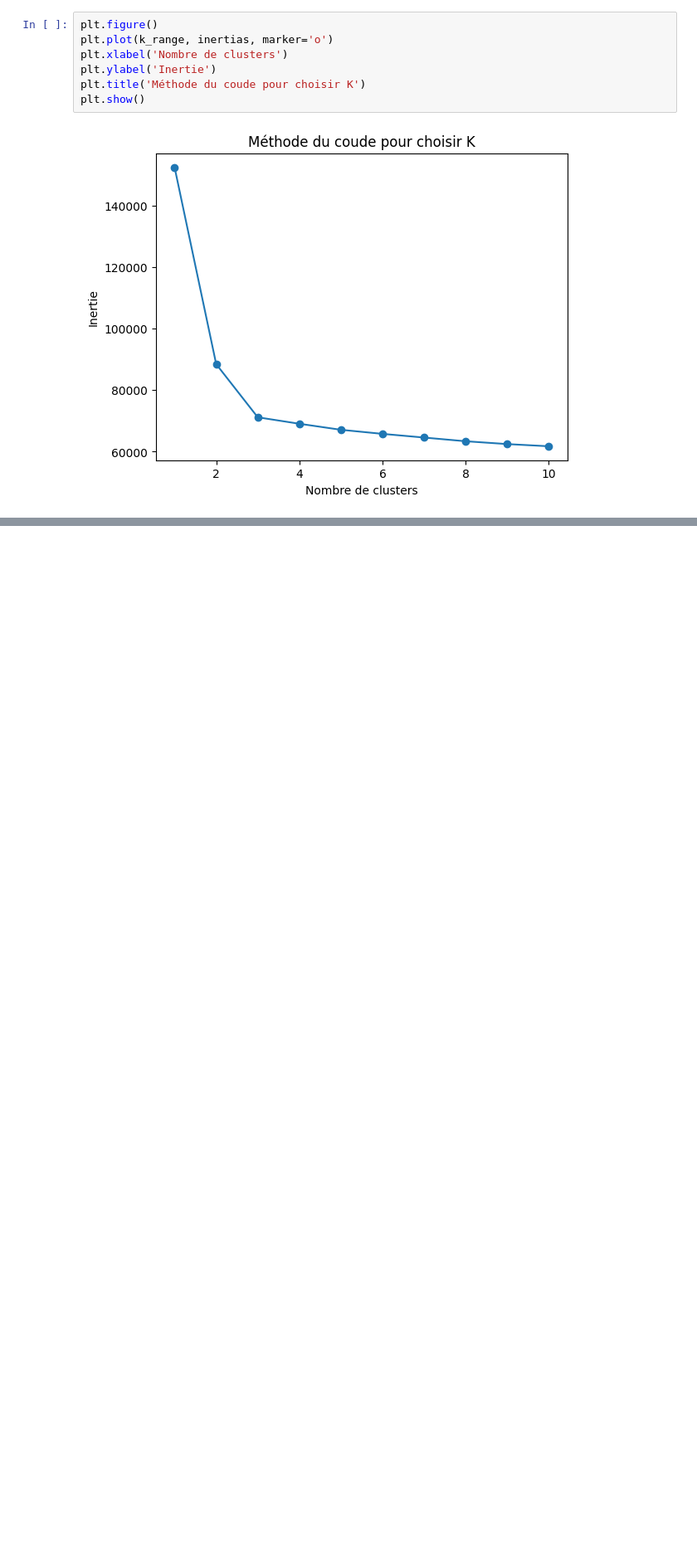
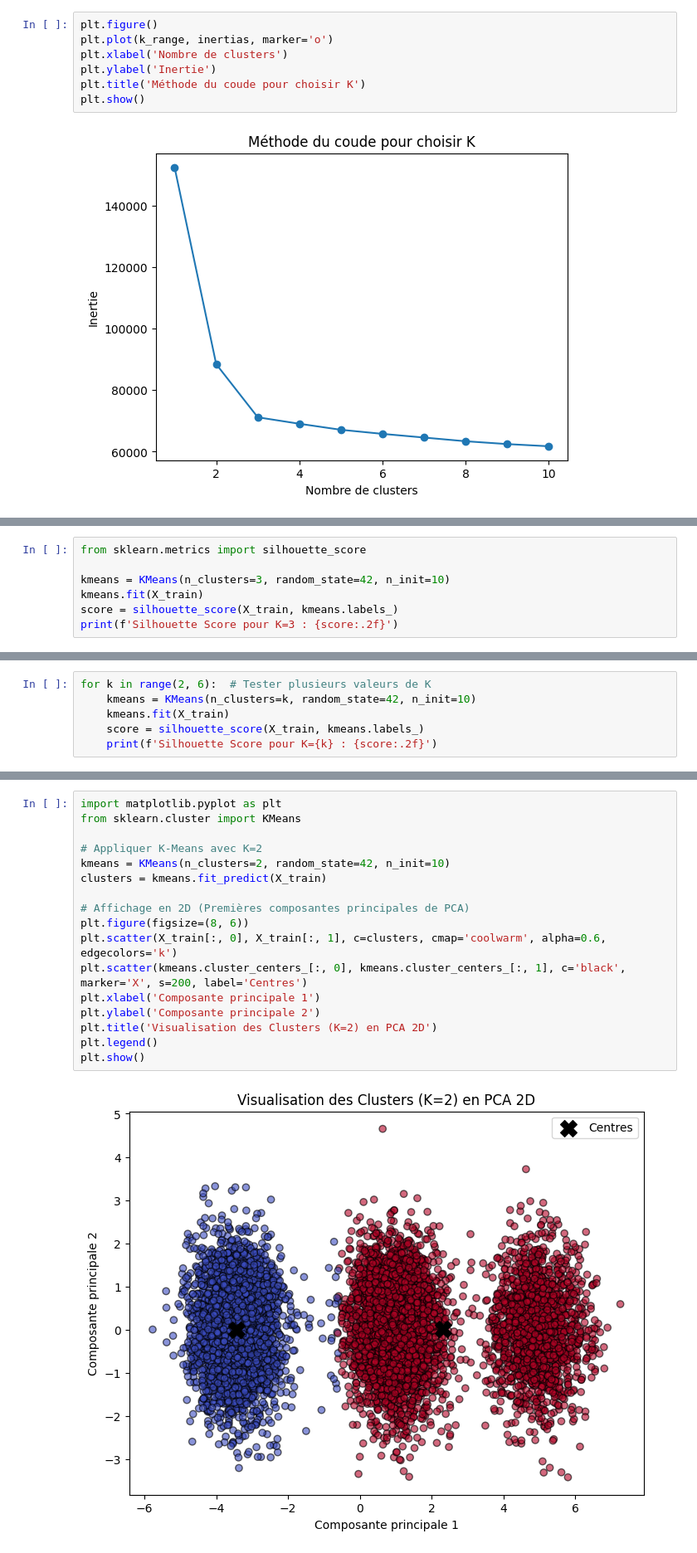
Before and after one commit to Hajaarh/health_state_classifier, a Jupyter notebook: health_state_ml.ipynb, the cells around one changed output, grey strips where cells are left out. Shown at 83% size. Saved outputs shown, nothing was run; the diff lists cells and outputs as text; blank space fills up the shorter version.

```diff
--- a/health_state_ml.ipynb
+++ b/health_state_ml.ipynb
@@ -248,0 +256,7 @@ plt.show()
+# %%
+from sklearn.metrics import silhouette_score
+
+kmeans = KMeans(n_clusters=3, random_state=42, n_init=10)
+kmeans.fit(X_train)
+score = silhouette_score(X_train, kmeans.labels_)
+print(f'Silhouette Score pour K=3 : {score:.2f}')
@@ -248,0 +269,6 @@ plt.show()
+# %%
+for k in range(2, 6):  # Tester plusieurs valeurs de K
+    kmeans = KMeans(n_clusters=k, random_state=42, n_init=10)
+    kmeans.fit(X_train)
+    score = silhouette_score(X_train, kmeans.labels_)
+    print(f'Silhouette Score pour K={k} : {score:.2f}')
@@ -248,0 +287,19 @@ plt.show()
+# %%
+import matplotlib.pyplot as plt
+from sklearn.cluster import KMeans
+
+# Appliquer K-Means avec K=2
+kmeans = KMeans(n_clusters=2, random_state=42, n_init=10)
+clusters = kmeans.fit_predict(X_train)
+
+# Affichage en 2D (Premières composantes principales de PCA)
+plt.figure(figsize=(8, 6))
+plt.scatter(X_train[:, 0], X_train[:, 1], c=clusters, cmap='coolwarm', alpha=0.6, edgecolors='k')
+plt.scatter(kmeans.cluster_centers_[:, 0], kmeans.cluster_centers_[:, 1], c='black', marker='X', s=200, label='Centres')
+plt.xlabel('Composante principale 1')
+plt.ylabel('Composante principale 2')
+plt.title('Visualisation des Clusters (K=2) en PCA 2D')
+plt.legend()
+plt.show()
+# %% [output]
+[figure, added]
```
Also changed, not shown: parts of 20 cells of this notebook.
